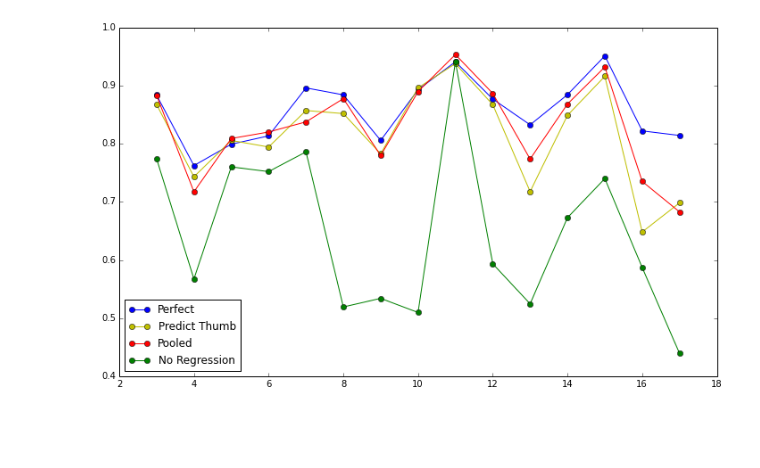
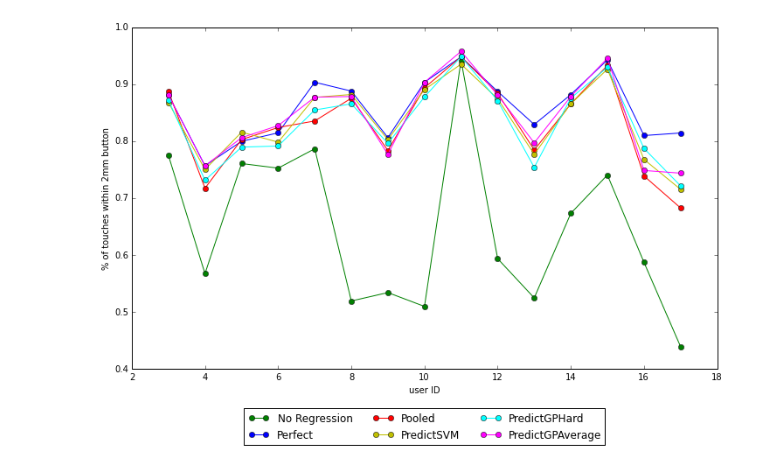
Before and after one commit to Vorte/Level5Project, a Jupyter notebook: notebooks/offsets/OverallError.ipynb, the cells around one changed output. Saved outputs shown, nothing was run; the diff lists cells and outputs as text; code cells hidden in the pictures; blank space fills up the shorter version.

```diff
--- a/notebooks/offsets/OverallError.ipynb
+++ b/notebooks/offsets/OverallError.ipynb
@@ -31,38 +59,17 @@ plt.show()
-# %%
-import predictthumb, perfect, pooled
-import matplotlib.pyplot as plt
-%matplotlib inline
-reload(predictthumb)
-reload(perfect)
-reload(pooled)
-
-noregr = []
-pool = []
-perf = []
-pred = []
-#predGP = []
-#TODO: Test and add GP model
-
-for i in range(3,18):
-    before, after = predictthumb.run(i)
-    pred.append(after[1])
-
-    before, after = pooled.run(i)
-    pool.append(after[1])
-
-    before, after = perfect.run(i)
-    perf.append(after[1])
-    noregr.append(before[1])
-
-
-fig = plt.figure(figsize=(12, 7))
-
-plt.errorbar(range(3,18), perf, marker='o', color = 'b', label='Perfect')
-plt.errorbar(range(3,18), pred, marker='o', color = 'y', label='Predict Thumb')
-plt.errorbar(range(3,18), pool, marker='o', color='r', label='Pooled')
-plt.errorbar(range(3,18), noregr, marker='o', color ='g', label='No Regression')
-
-plt.legend(loc=0)
-plt.show()
-# %% [output]
-[figure, removed]
+# %%
+fig = plt.figure(figsize=(12, 7))
+
+plt.errorbar(range(3,18), noregr, marker='o', color ='g', label='No Regression')
+plt.errorbar(range(3,18), perf, marker='o', color = 'b', label='Perfect')
+plt.errorbar(range(3,18), pool, marker='o', color='r', label='Pooled')
+plt.errorbar(range(3,18), pred, marker='o', color = 'y', label='PredictSVM')
+plt.errorbar(range(3,18), predGP, marker='o', color='cyan', label='PredictGPHard')
+plt.errorbar(range(3,18), averGP, marker='o', color='magenta', label='PredictGPAverage')
+
+plt.legend(loc='best')
+plt.xlabel('user ID')
+plt.ylabel('% of touches within 2mm button')
+plt.legend(loc=9, bbox_to_anchor=(0.5, -0.1), ncol=3)
+plt.show()
+# %% [output]
+[figure, added]
```
Also changed, not shown: parts of 5 cells of this notebook, 4 other files.
